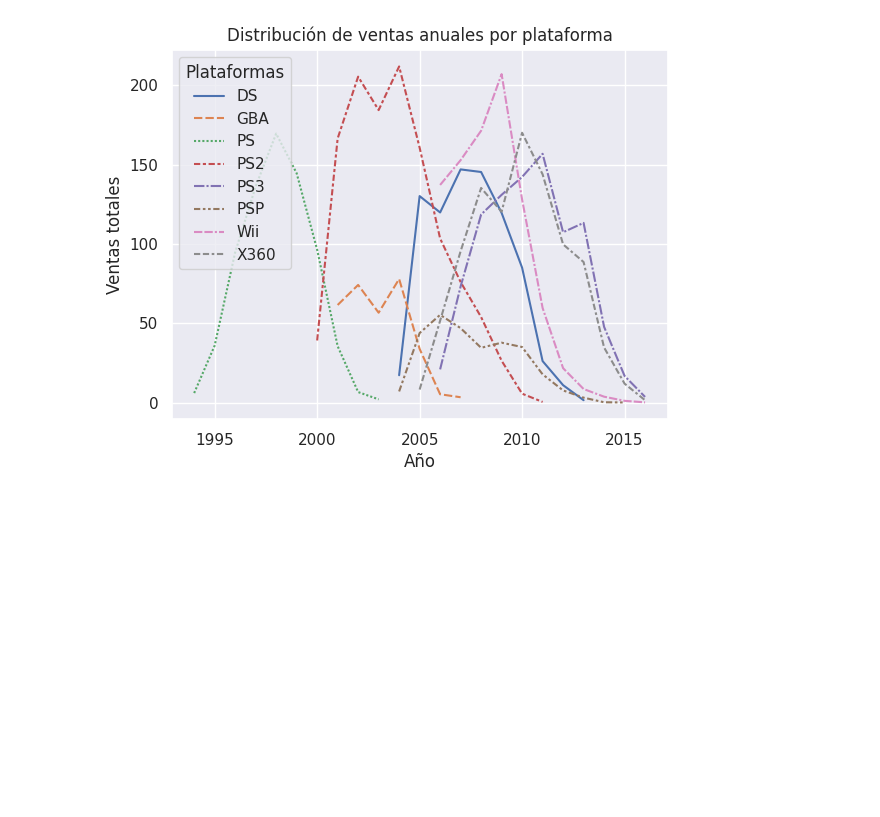
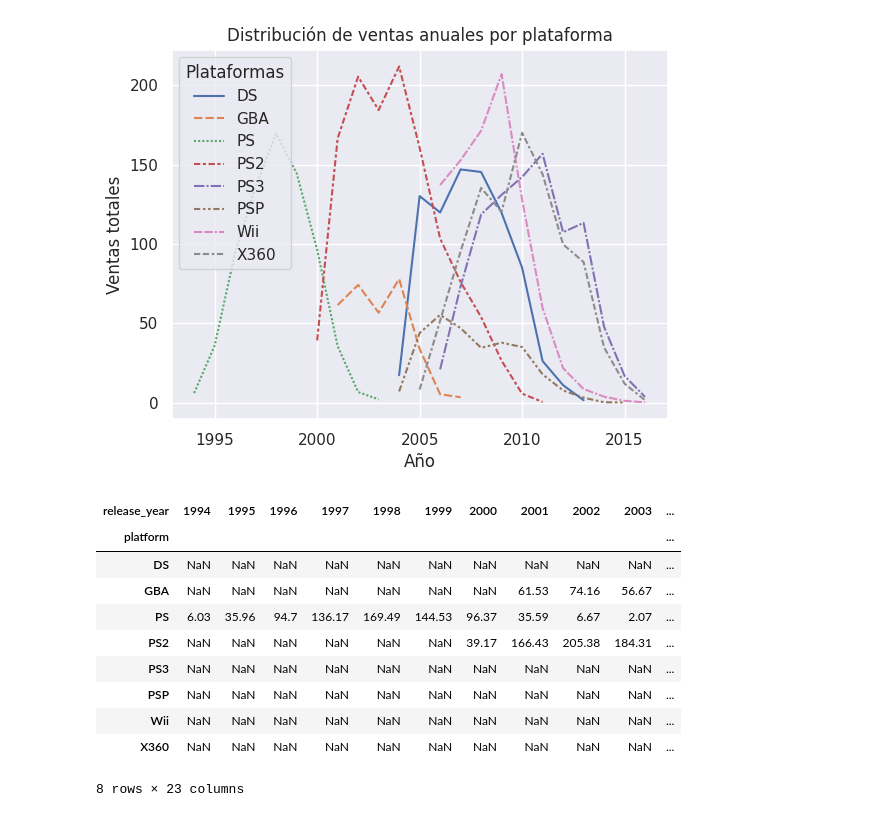
Before and after one commit to rodwayne/tt-sprint6-project, a Jupyter notebook: project.ipynb, the cells around one changed output. Drawn from its saved outputs; the diff is of its cells as text; code cells hidden in the pictures; blank space fills up the shorter version.

```diff
--- a/project.ipynb
+++ b/project.ipynb
@@ -276,9 +276,22 @@ plt.show()
 # %%
 platform_sales_pivot = platform_sales_distribution.pivot(
     index='platform',
     columns='release_year',
     values='total_sales'
-).reset_index()
+)
 
 # platform_sales_pivot.drop([2, 6], inplace=True)
+platform_sales_pivot
+# %% [output]
+| release_year | 1994 | 1995 | 1996 | 1997 | 1998 | 1999 | 2000 | 2001 | 2002 | 2003 | ... |
+| platform |  |  |  |  |  |  |  |  |  |  | ... |
+| DS | NaN | NaN | NaN | NaN | NaN | NaN | NaN | NaN | NaN | NaN | ... |
+| GBA | NaN | NaN | NaN | NaN | NaN | NaN | NaN | 61.53 | 74.16 | 56.67 | ... |
+| PS | 6.03 | 35.96 | 94.7 | 136.17 | 169.49 | 144.53 | 96.37 | 35.59 | 6.67 | 2.07 | ... |
+| PS2 | NaN | NaN | NaN | NaN | NaN | NaN | 39.17 | 166.43 | 205.38 | 184.31 | ... |
+| PS3 | NaN | NaN | NaN | NaN | NaN | NaN | NaN | NaN | NaN | NaN | ... |
+| PSP | NaN | NaN | NaN | NaN | NaN | NaN | NaN | NaN | NaN | NaN | ... |
+| Wii | NaN | NaN | NaN | NaN | NaN | NaN | NaN | NaN | NaN | NaN | ... |
+| X360 | NaN | NaN | NaN | NaN | NaN | NaN | NaN | NaN | NaN | NaN | ... |
+8 rows × 23 columns
 # %%
```
Also changed, not shown: parts of 4 cells of this notebook.
